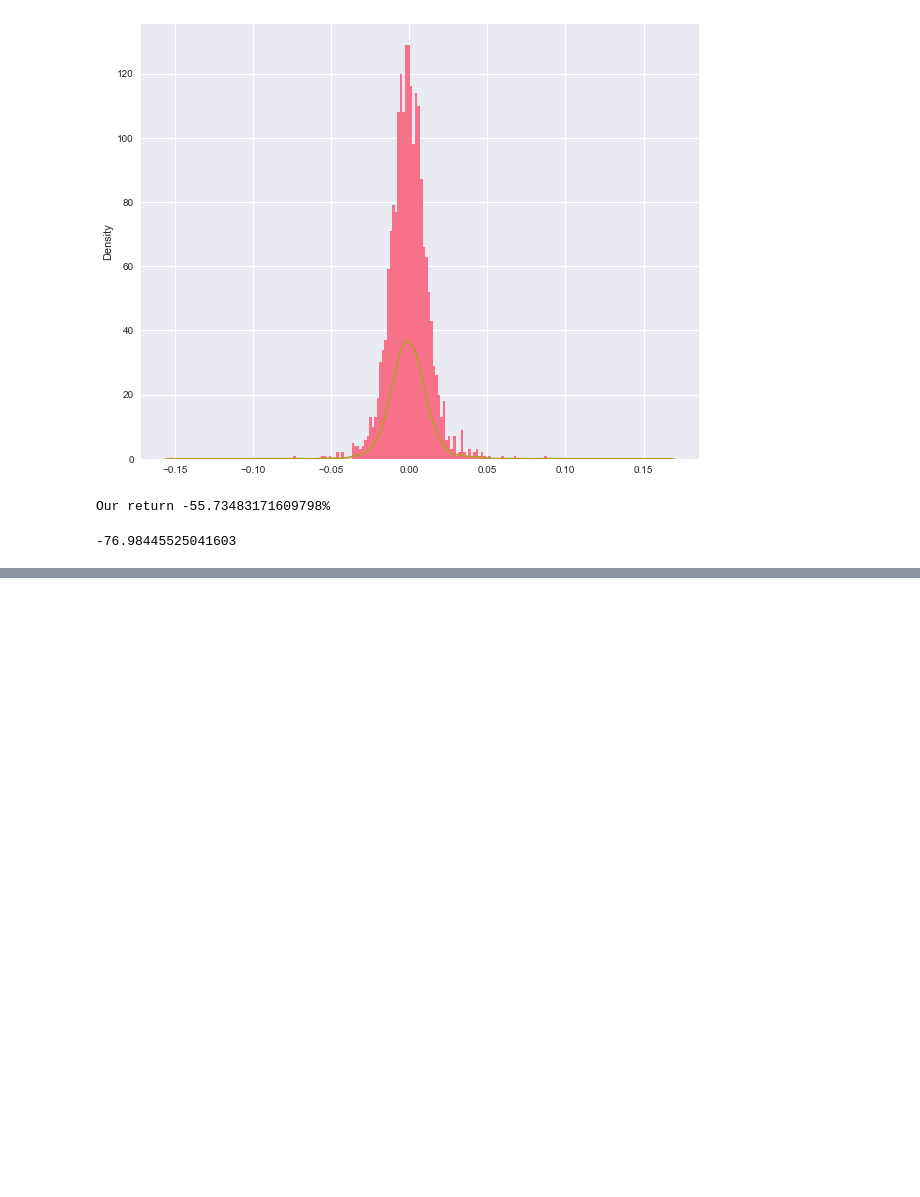
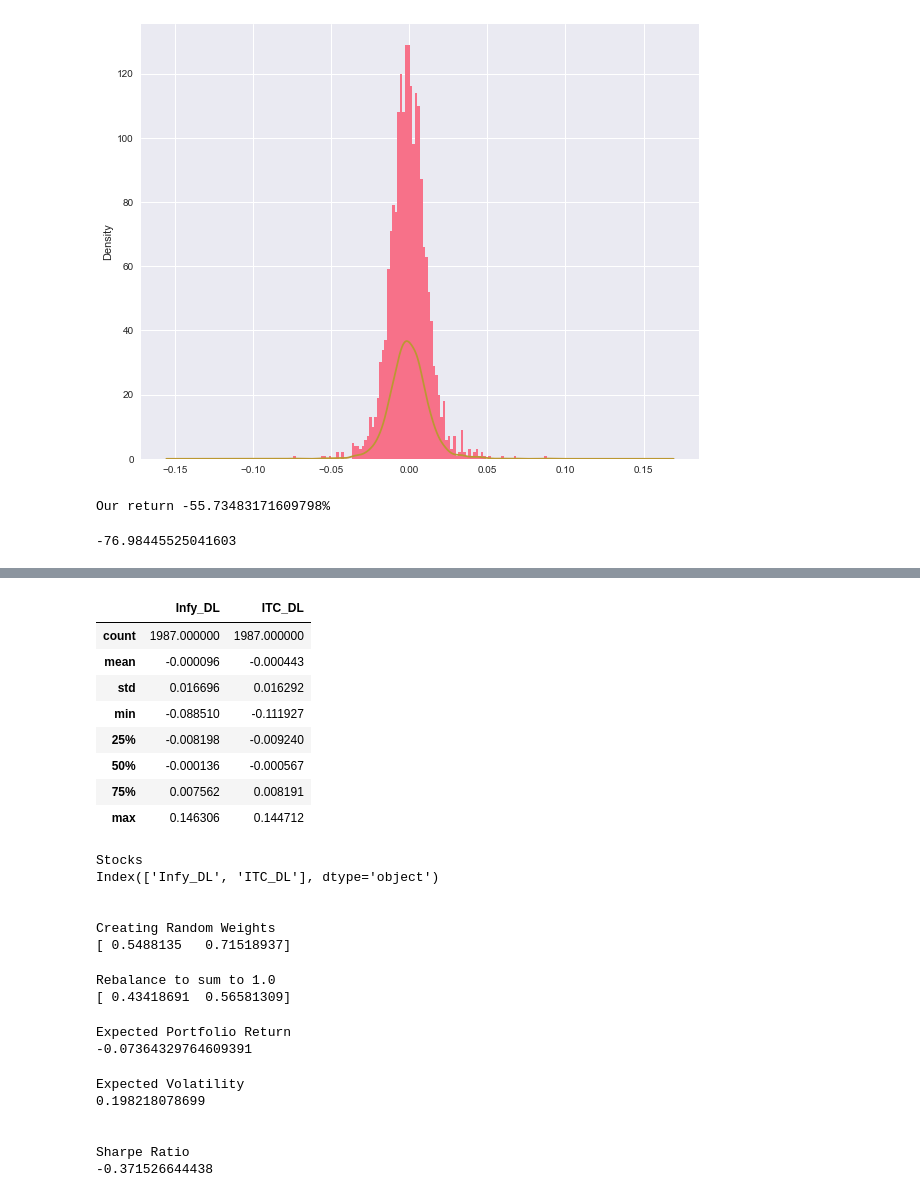
Before and after one commit to SouravRoy1989/portfolio-analysis, a Jupyter notebook: stock analysis.ipynb, the cells around one changed output, grey strips where cells are left out. Drawn from its saved outputs; the diff is of its cells as text; code cells hidden in the pictures; blank space fills up the shorter version.

Commit message:
Updated analysis of stock

```diff
--- a/stock analysis.ipynb
+++ b/stock analysis.ipynb
@@ -243,0 +282,68 @@ ASR
+# %%
+stks.describe()
+# %% [output]
+|  | Infy_DL | ITC_DL |
+| count | 1987.000000 | 1987.000000 |
+| mean | -0.000096 | -0.000443 |
+| std | 0.016696 | 0.016292 |
+| min | -0.088510 | -0.111927 |
+| 25% | -0.008198 | -0.009240 |
+| 50% | -0.000136 | -0.000567 |
+| 75% | 0.007562 | 0.008191 |
+| max | 0.146306 | 0.144712 |
+# %%
+np.random.seed(0)
+
+# Stock Columns
+print('Stocks')
+print(stks.columns)
+print('\n')
+
+# Create Random Weights
+print('Creating Random Weights')
+weights = np.array(np.random.random(2))
+print(weights)
+print('\n')
+# %% [output]
+Stocks
+Index(['Infy_DL', 'ITC_DL'], dtype='object')
+
+
+Creating Random Weights
+[ 0.5488135   0.71518937]
+# %%
+# Rebalance Weights
+print('Rebalance to sum to 1.0')
+weights = weights / np.sum(weights)
+print(weights)
+print('\n')
+# %% [output]
+Rebalance to sum to 1.0
+[ 0.43418691  0.56581309]
+# %%
+# Expected Return
+print('Expected Portfolio Return')
+exp_ret = np.sum(stks.mean() * weights) *252
+print(exp_ret)
+print('\n')
+# %% [output]
+Expected Portfolio Return
+-0.07364329764609391
+# %%
+# Expected Variance
+print('Expected Volatility')
+exp_vol = np.sqrt(np.dot(weights.T, np.dot(stks.cov() * 252, weights)))
+print(exp_vol)
+print('\n')
+
+# Sharpe Ratio
+SR = exp_ret/exp_vol
+print('Sharpe Ratio')
+print(SR)
+# %% [output]
+Expected Volatility
+0.198218078699
+
+
+Sharpe Ratio
+-0.371526644438
```
Also changed, not shown: parts of 6 cells of this notebook.
